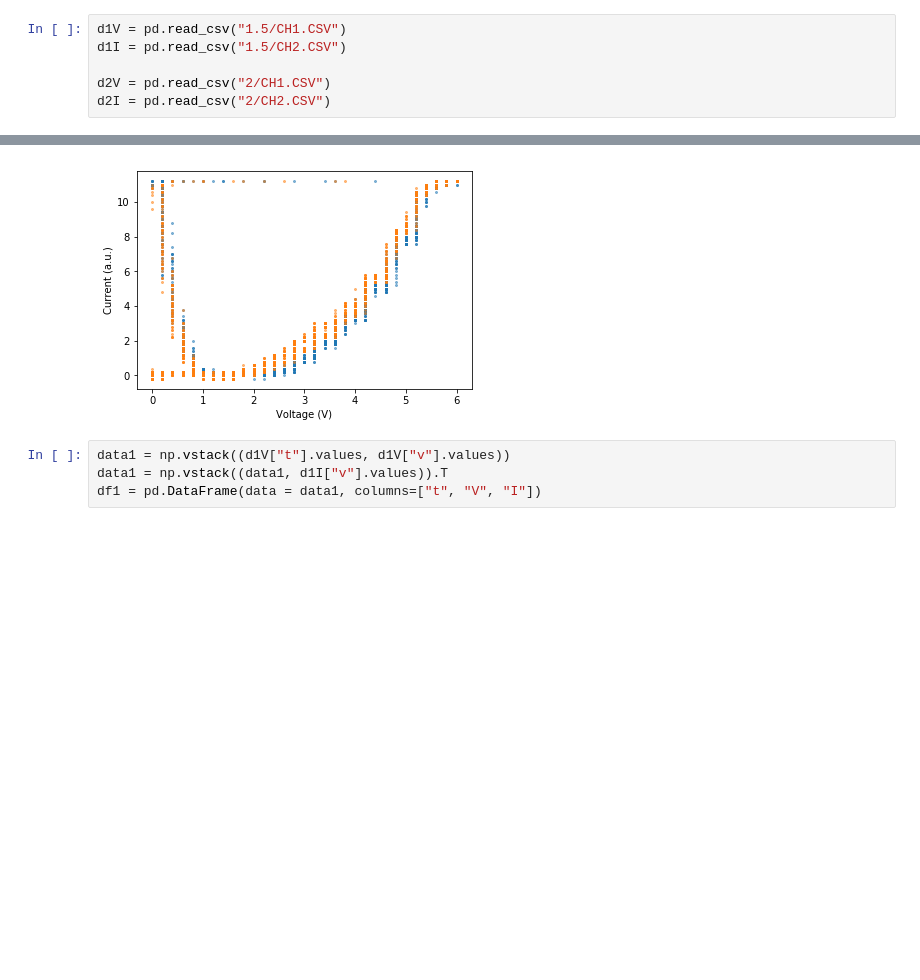
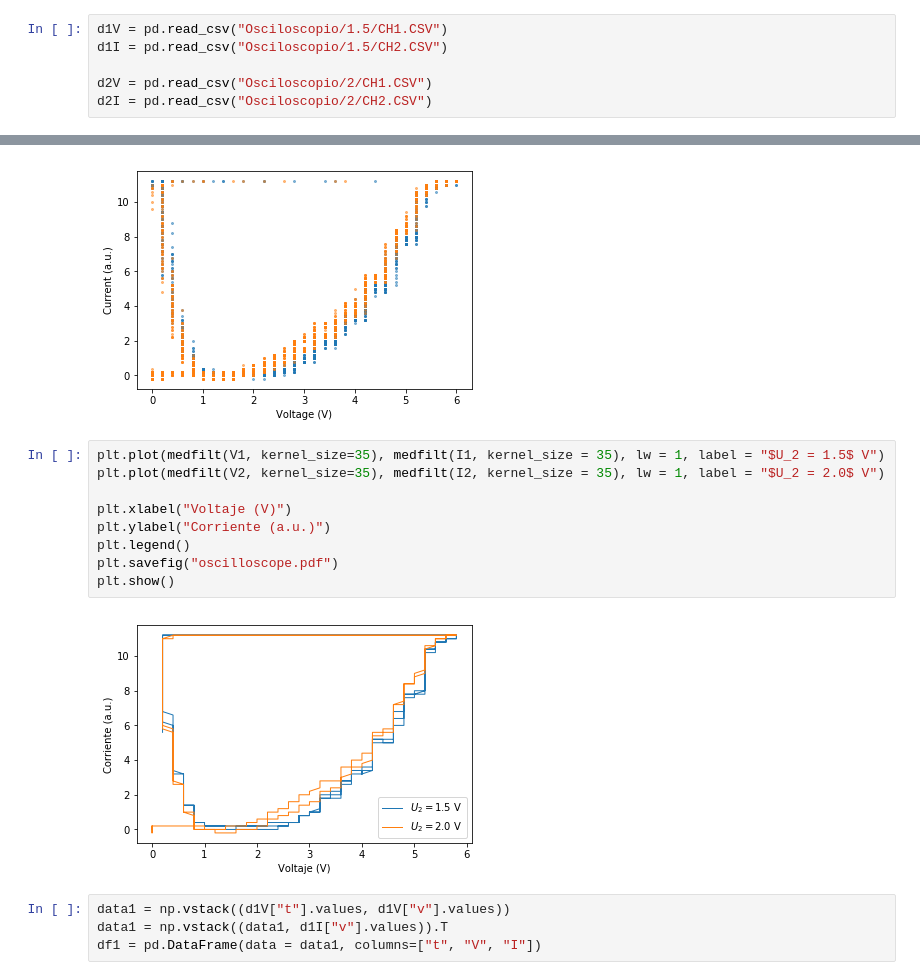
Before and after one commit to jsbarbosa/LabIntermedio, a Jupyter notebook: FranckHertz/Plots.ipynb, the cells around one changed output, grey strips where cells are left out. Saved outputs shown, nothing was run; the diff lists cells and outputs as text; blank space fills up the shorter version.

```diff
--- a/FranckHertz/Plots.ipynb
+++ b/FranckHertz/Plots.ipynb
@@ -5,9 +8,9 @@ import matplotlib.pyplot as plt
 # %%
-d1V = pd.read_csv("1.5/CH1.CSV")
-d1I = pd.read_csv("1.5/CH2.CSV")
+d1V = pd.read_csv("Osciloscopio/1.5/CH1.CSV")
+d1I = pd.read_csv("Osciloscopio/1.5/CH2.CSV")
 
-d2V = pd.read_csv("2/CH1.CSV")
-d2I = pd.read_csv("2/CH2.CSV")
+d2V = pd.read_csv("Osciloscopio/2/CH1.CSV")
+d2I = pd.read_csv("Osciloscopio/2/CH2.CSV")
 # %%
 V1 = d1V["v"].values
 I1 = d1I["v"].values
@@ -23,6 +26,17 @@ plt.ylabel("Current (a.u.)")
 plt.show()
 # %% [output]
 [figure]
+# %%
+plt.plot(medfilt(V1, kernel_size=35), medfilt(I1, kernel_size = 35), lw = 1, label = "$U_2 = 1.5$ V")
+plt.plot(medfilt(V2, kernel_size=35), medfilt(I2, kernel_size = 35), lw = 1, label = "$U_2 = 2.0$ V")
+
+plt.xlabel("Voltaje (V)")
+plt.ylabel("Corriente (a.u.)")
+plt.legend()
+plt.savefig("oscilloscope.pdf")
+plt.show()
+# %% [output]
+[figure, added]
 # %%
 data1 = np.vstack((d1V["t"].values, d1V["v"].values))
 data1 = np.vstack((data1, d1I["v"].values)).T
```
Also changed, not shown: parts of 17 cells of this notebook, 17 other files.
